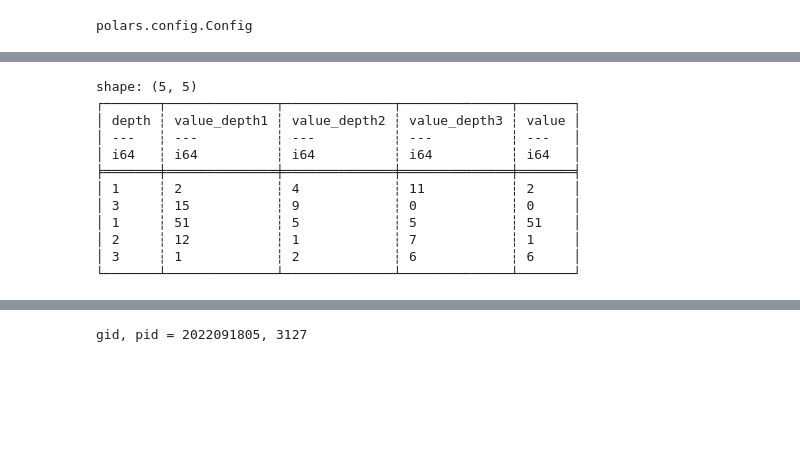
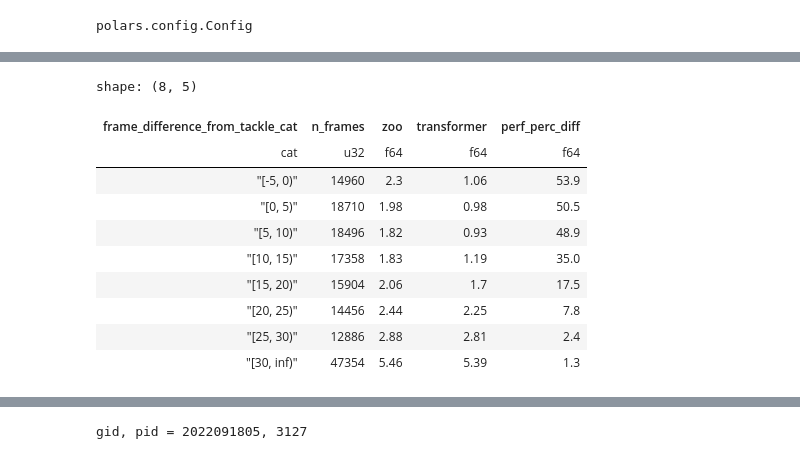
Before and after one commit to SumerSports/SportsTrackingTransformer, a Jupyter notebook: results/results_analysis.ipynb, the cells around one changed output, grey strips where cells are left out. Cells and saved outputs as stored; diff of their text form; code cells hidden in the pictures; blank space fills up the shorter version.

```diff
--- a/results/results_analysis.ipynb
+++ b/results/results_analysis.ipynb
@@ -112,27 +103,38 @@ shape: (3, 6)
-# %%
-
-import polars as pl
-
-df = pl.DataFrame(
-    {
-        "depth": [1, 3, 1, 2, 3],
-        "value_depth1": [2, 15, 51, 12, 1],
-        "value_depth2": [4, 9, 5, 1, 2],
-        "value_depth3": [11, 0, 5, 7, 6],
-        "value": [2, 0, 51, 1, 6],
-    }
-)
-print(df)
-# %% [output]
-shape: (5, 5)
-┌───────┬──────────────┬──────────────┬──────────────┬───────┐
-│ depth ┆ value_depth1 ┆ value_depth2 ┆ value_depth3 ┆ value │
-│ ---   ┆ ---          ┆ ---          ┆ ---          ┆ ---   │
-│ i64   ┆ i64          ┆ i64          ┆ i64          ┆ i64   │
-╞═══════╪══════════════╪══════════════╪══════════════╪═══════╡
-│ 1     ┆ 2            ┆ 4            ┆ 11           ┆ 2     │
-│ 3     ┆ 15           ┆ 9            ┆ 0            ┆ 0     │
-│ 1     ┆ 51           ┆ 5            ┆ 5            ┆ 51    │
-│ 2     ┆ 12           ┆ 1            ┆ 7            ┆ 1     │
-│ 3     ┆ 1            ┆ 2            ┆ 6            ┆ 6     │
-└───────┴──────────────┴──────────────┴──────────────┴───────┘
+# %%
+(
+    results_df
+    .with_columns(
+        frame_difference_from_tackle=(pl.col("tackle_frameId") - pl.col("frameId")),
+    )
+    .with_columns(
+        frame_difference_from_tackle_cat=pl.col("frame_difference_from_tackle").cut(
+            range(-10, 31, 5), left_closed=True
+        ),
+    )
+    .filter(pl.col("dataset_split") == "test")
+    .group_by(["model_type", "frame_difference_from_tackle_cat"])
+    .agg(
+        n_frames=pl.len(),
+        n_plays=pl.struct(["gameId", "playId"]).n_unique(),
+        score=pl.map_groups(
+            exprs=["tackle_x", "tackle_y", "tackle_x_pred", "tackle_y_pred"],
+            function=lambda list_of_series: calculate_mae(*list_of_series),
+            returns_scalar=True,
+        ).round(2),
+    )
+    .sort("frame_difference_from_tackle_cat")
+    .pivot(values="score", on=["model_type"], index=["frame_difference_from_tackle_cat", "n_frames"])
+    .with_columns(perf_perc_diff=((pl.col("zoo") - pl.col("transformer")) * 100 / pl.col("zoo")).round(1))
+)
+# %% [output]
+shape: (8, 5)
+| frame_difference_from_tackle_cat | n_frames | zoo | transformer | perf_perc_diff |
+| cat | u32 | f64 | f64 | f64 |
+| "[-5, 0)" | 14960 | 2.3 | 1.06 | 53.9 |
+| "[0, 5)" | 18710 | 1.98 | 0.98 | 50.5 |
+| "[5, 10)" | 18496 | 1.82 | 0.93 | 48.9 |
+| "[10, 15)" | 17358 | 1.83 | 1.19 | 35.0 |
+| "[15, 20)" | 15904 | 2.06 | 1.7 | 17.5 |
+| "[20, 25)" | 14456 | 2.44 | 2.25 | 7.8 |
+| "[25, 30)" | 12886 | 2.88 | 2.81 | 2.4 |
+| "[30, inf)" | 47354 | 5.46 | 5.39 | 1.3 |
```
Also changed, not shown: parts of 8 cells of this notebook, 3 other files.
